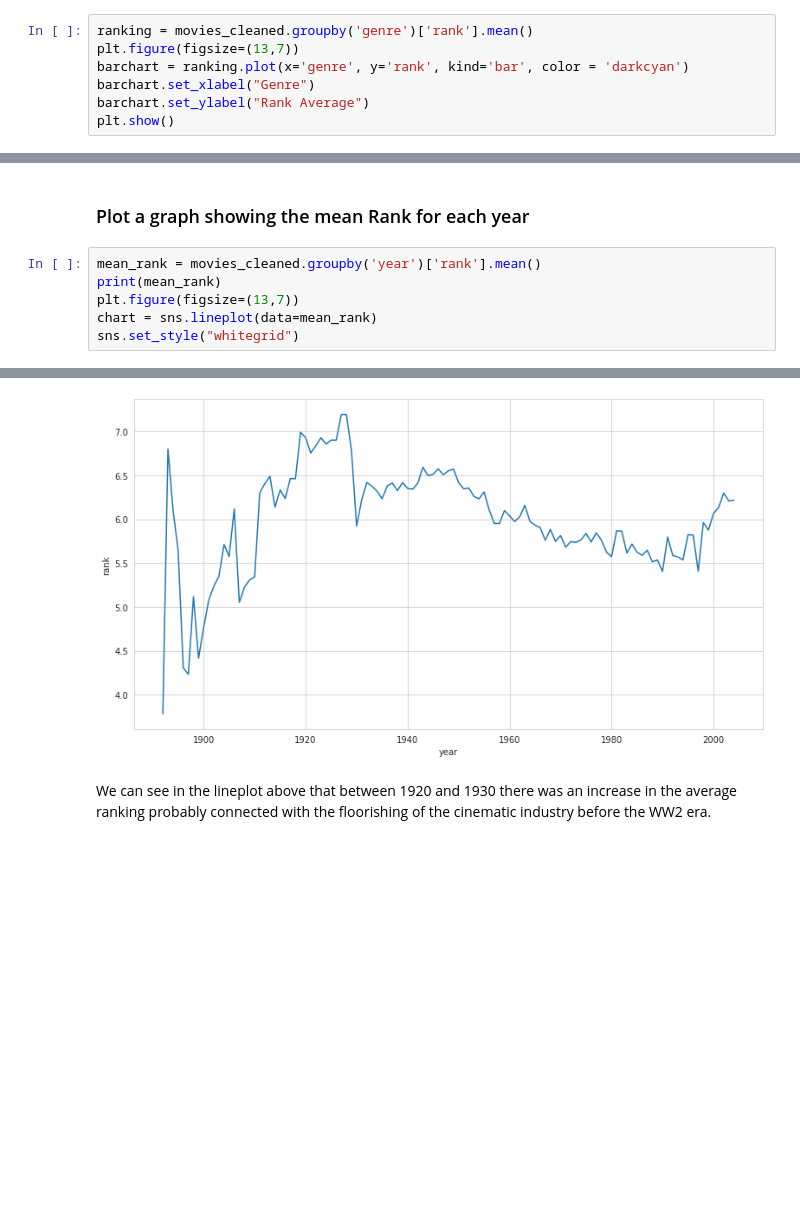
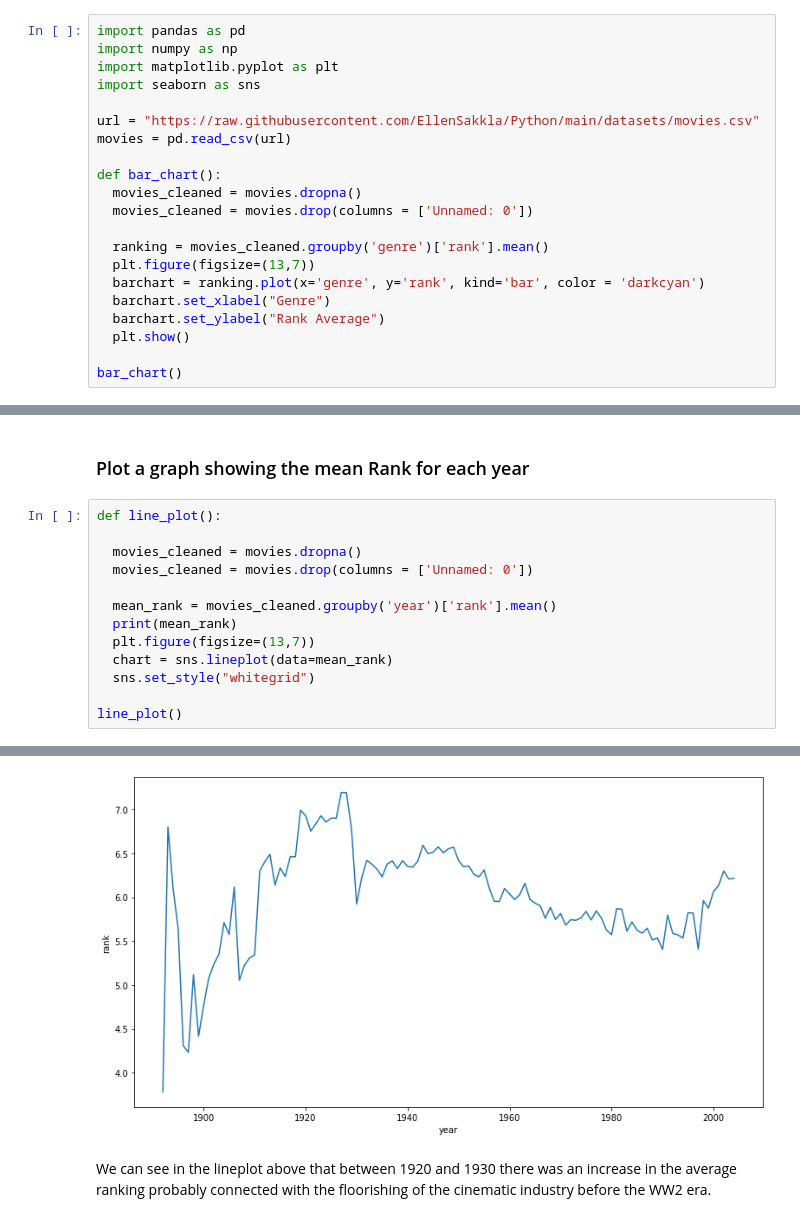
Before and after one commit to EllenSakkla/-PythonFundamentals, a Jupyter notebook: projects/Movies_Project.ipynb, the cells around one changed output, grey strips where cells are left out. Cells and saved outputs as stored; diff of their text form; blank space fills up the shorter version.

```diff
--- a/projects/Movies_Project.ipynb
+++ b/projects/Movies_Project.ipynb
@@ -277,10 +277,24 @@ The total number of movies with ranks over 9 are:  1483
 ### Plot a bar chart of mean rank and genre
 ---
 # %%
-ranking = movies_cleaned.groupby('genre')['rank'].mean()
-plt.figure(figsize=(13,7))
-barchart = ranking.plot(x='genre', y='rank', kind='bar', color = 'darkcyan')
-barchart.set_xlabel("Genre")
-barchart.set_ylabel("Rank Average")
-plt.show()
+import pandas as pd
+import numpy as np
+import matplotlib.pyplot as plt
+import seaborn as sns
+
+url = "https://raw.githubusercontent.com/EllenSakkla/Python/main/datasets/movies.csv"
+movies = pd.read_csv(url)
+
+def bar_chart():
+  movies_cleaned = movies.dropna()
+  movies_cleaned = movies.drop(columns = ['Unnamed: 0'])
+
+  ranking = movies_cleaned.groupby('genre')['rank'].mean()
+  plt.figure(figsize=(13,7))
+  barchart = ranking.plot(x='genre', y='rank', kind='bar', color = 'darkcyan')
+  barchart.set_xlabel("Genre")
+  barchart.set_ylabel("Rank Average")
+  plt.show()
+
+bar_chart()
 # %% [output]
@@ -304,26 +324,33 @@ The pie chart above is another visualisation method to demonstrate the extend to
 # %% [markdown]
 ### Plot a graph showing the mean Rank for each year
 # %%
-mean_rank = movies_cleaned.groupby('year')['rank'].mean()
-print(mean_rank)
-plt.figure(figsize=(13,7))
-chart = sns.lineplot(data=mean_rank)
-sns.set_style("whitegrid")
+def line_plot():
+
+  movies_cleaned = movies.dropna()
+  movies_cleaned = movies.drop(columns = ['Unnamed: 0'])
+
+  mean_rank = movies_cleaned.groupby('year')['rank'].mean()
+  print(mean_rank)
+  plt.figure(figsize=(13,7))
+  chart = sns.lineplot(data=mean_rank)
+  sns.set_style("whitegrid")
+
+line_plot()
 # %% [output]
 year
 1888         NaN
 1892    3.780000
 1893    6.800000
 1894    6.100000
 1895    5.644444
           ...
 2003    6.207317
 2004    6.216699
 2005         NaN
 2006         NaN
 2007         NaN
 Name: rank, Length: 117, dtype: float64
-[figure, old version]
+[figure, new version]
 # %% [markdown]
 We can see in the lineplot above that between 1920 and 1930 there was an increase in the average ranking probably connected with the floorishing of the cinematic industry before the WW2 era.
 # %% [markdown]
```
Also changed, not shown: parts of 3 cells of this notebook.
